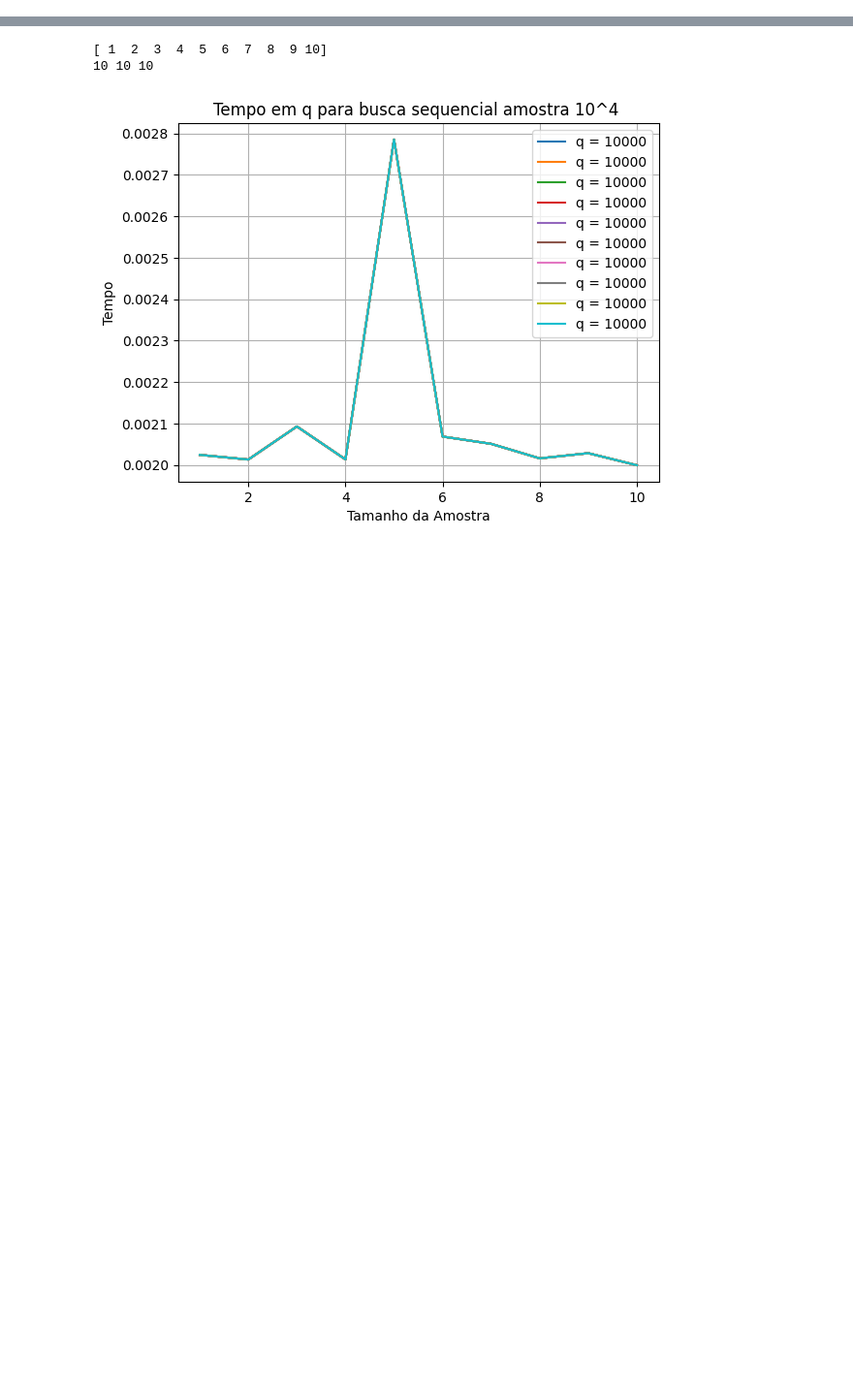
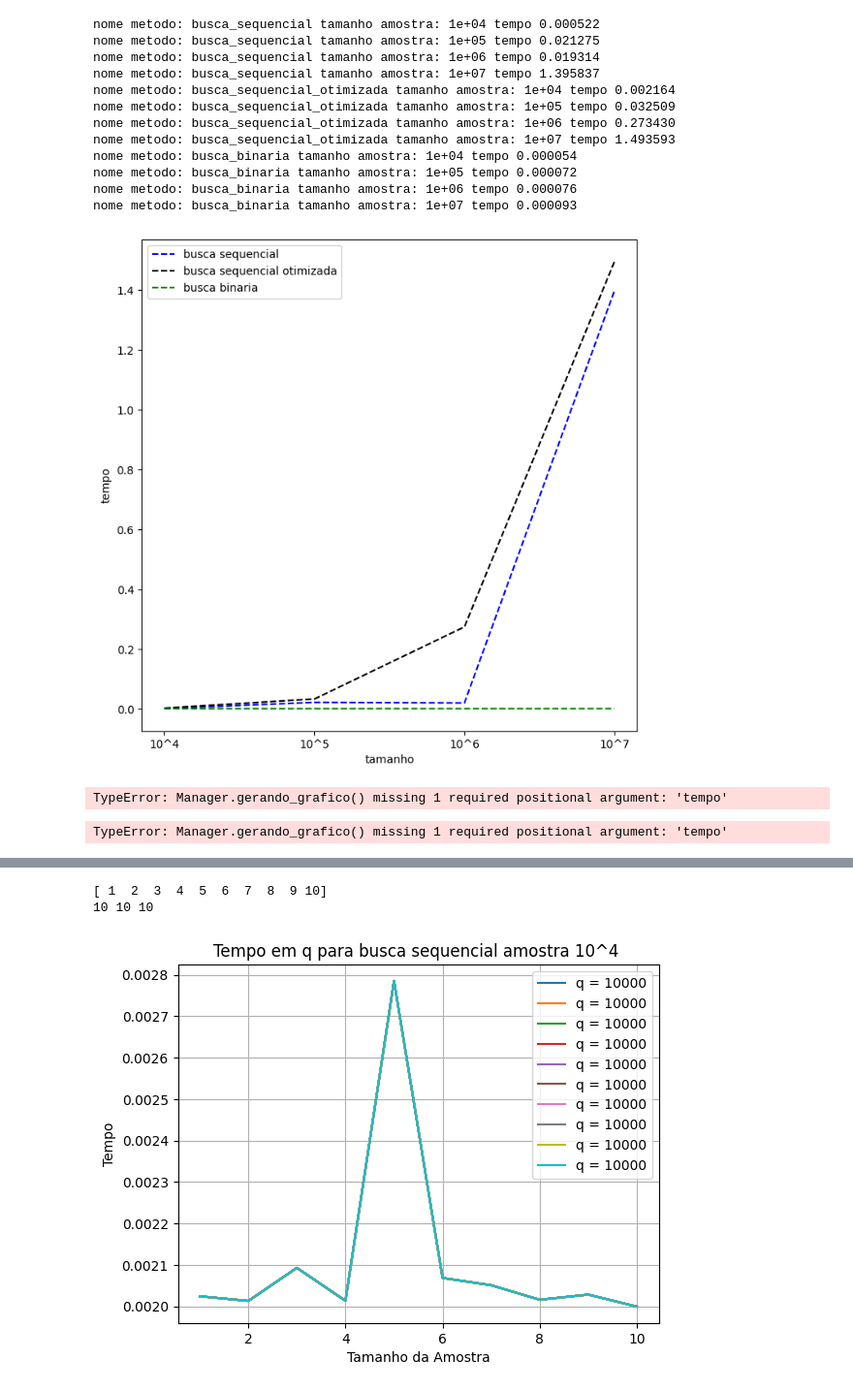
Before and after one commit to reidnersousa/IFB_Analise_Algoritmo_2024, a Jupyter notebook: Analise_Algoritmo_busca.ipynb, the cells around one changed output, grey strips where cells are left out. Shown at 97% size. Saved outputs shown, nothing was run; the diff lists cells and outputs as text; code cells hidden in the pictures; blank space fills up the shorter version.

```diff
--- a/Analise_Algoritmo_busca.ipynb
+++ b/Analise_Algoritmo_busca.ipynb
@@ -352,3 +189,32 @@ A tabela foi criada e salva no arquivo 'tabela_metodos_busca.xlsx'.
+# %%
+q_10_2 = Manager(10**4,10**5,10**6,10**7,1**1,'q_10^2')
+q_10_2.gerando_grafico()
+# %% [output]
+nome metodo: busca_sequencial tamanho amostra: 1e+04 tempo 0.000522
+nome metodo: busca_sequencial tamanho amostra: 1e+05 tempo 0.021275
+nome metodo: busca_sequencial tamanho amostra: 1e+06 tempo 0.019314
+nome metodo: busca_sequencial tamanho amostra: 1e+07 tempo 1.395837
+nome metodo: busca_sequencial_otimizada tamanho amostra: 1e+04 tempo 0.002164
+nome metodo: busca_sequencial_otimizada tamanho amostra: 1e+05 tempo 0.032509
+nome metodo: busca_sequencial_otimizada tamanho amostra: 1e+06 tempo 0.273430
+nome metodo: busca_sequencial_otimizada tamanho amostra: 1e+07 tempo 1.493593
+nome metodo: busca_binaria tamanho amostra: 1e+04 tempo 0.000054
+nome metodo: busca_binaria tamanho amostra: 1e+05 tempo 0.000072
+nome metodo: busca_binaria tamanho amostra: 1e+06 tempo 0.000076
+nome metodo: busca_binaria tamanho amostra: 1e+07 tempo 0.000093
+[figure, added]
+# %%
+
+print(q_10_2.tempo_sequencial)
+
+print(q_10_2.tempo_sequencial_otimizado)
+q_10_2.tempo_binaria
+# %% [output]
+TypeError: Manager.gerando_grafico() missing 1 required positional argument: 'tempo'
+# %%
+manager.gerando_grafico()
+# %% [output]
+TypeError: Manager.gerando_grafico() missing 1 required positional argument: 'tempo'
 # %%
 ### Algoritmo de busca binaria , primeiro são definidos as variaveis  first(primeiro index ) = 0 , last (ultimo index ) = len(vetor) -1  e  found(encontrou elemento na lista) = False
 ### enquanto first for menor(<) ou igual(=) ao ultimo  e encontrou for False faz isso:
```
Also changed, not shown: parts of 4 cells of this notebook.
